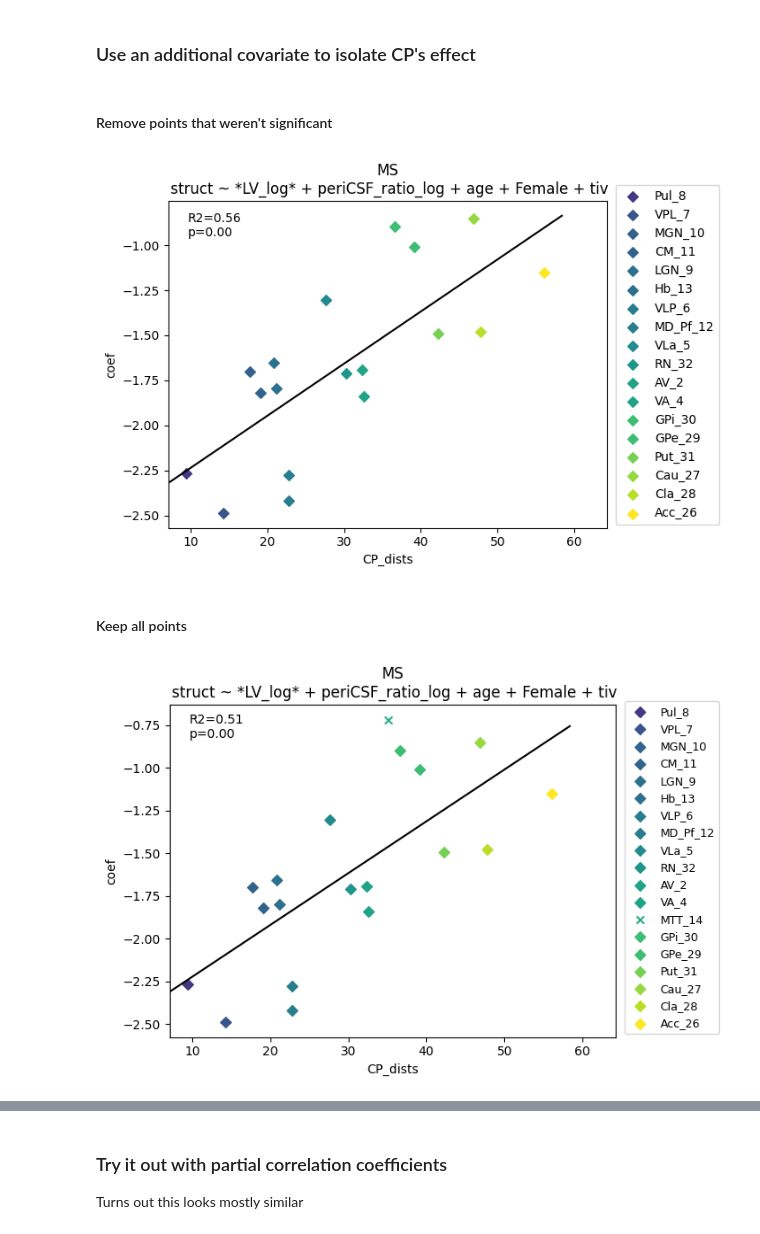
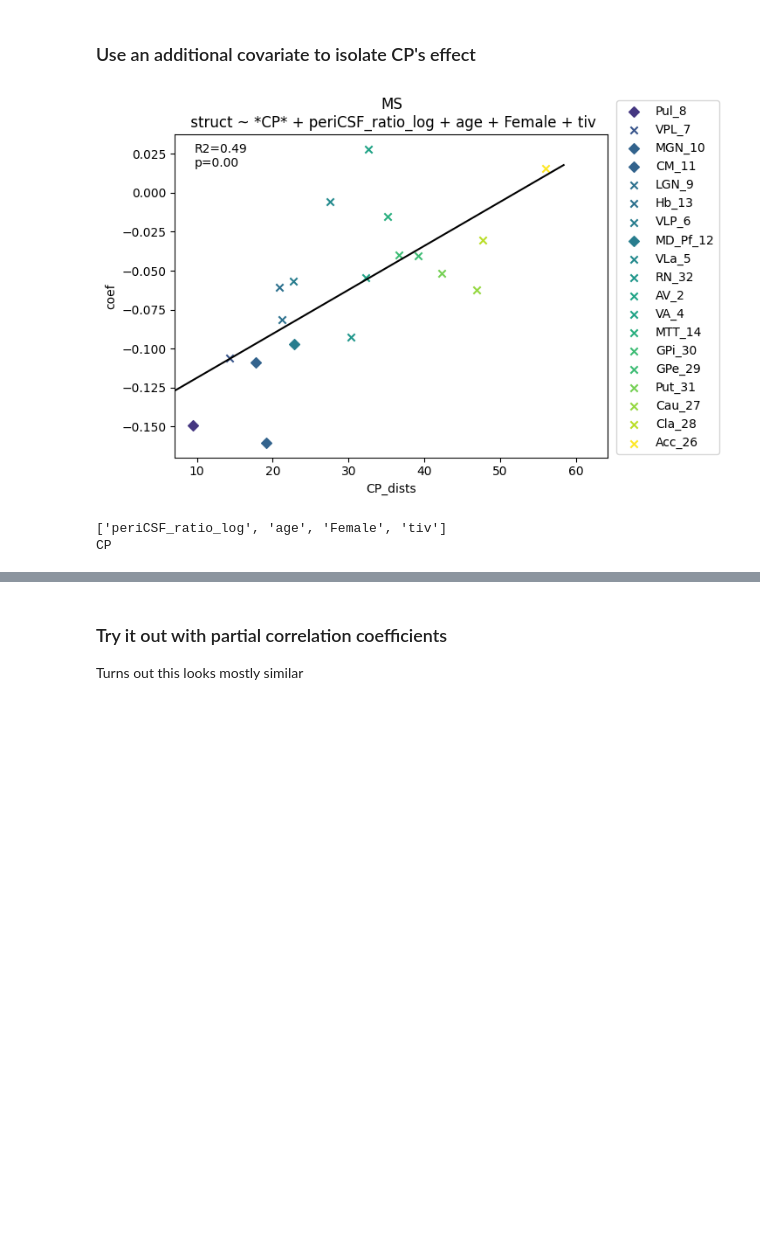
Before and after one commit to srs328/ms_mri, a Jupyter notebook: analysis/thalamus/results/5-CP_distance_gradient.ipynb, the cells around one changed output, grey strips where cells are left out. Saved outputs shown, nothing was run; the diff lists cells and outputs as text; code cells hidden in the pictures; blank space fills up the shorter version.

```diff
--- a/analysis/thalamus/results/5-CP_distance_gradient.ipynb
+++ b/analysis/thalamus/results/5-CP_distance_gradient.ipynb
@@ -591,15 +538,17 @@ Text(9.664058283977107, -0.05, 'Bootstrapped:\nR2=0.46\np=0.00')
 # %%
 save = False
 show = True
-save_stem = "CP_betas_vs_CP_dists"
+sig_only = False
+save_stem = "CP_betas_vs_CP_dists_control_periCSF_ratio"
 
-model_data = data_ms_z
-model_data['periCSF_frac_test'] = np.log(model_data['periCSF_frac'].max() + 1 - model_data['periCSF_frac'])
-
+# model_data = data_ms_z
+model_data = data_orig[MS_patients]
+model_data = zscore(model_data)
 
 covariates = ["periCSF_ratio_log", "age", "Female", "tiv"]
 covariates_str = " + ".join(covariates)
 structs = hips_thomas_ref[thalamic_nuclei + deep_grey]
+# structs = hips_thomas_ref[thalamic_nuclei]
 
 predictor = ["CP", "LV_log"]
 
@@ -611,76 +560,65 @@ _, results, formulas = regutils.run_regressions(
     robust_cov=None
 )
 
-var_to_plot = "LV_log"
+var_to_plot = "CP"
 data = results[var_to_plot]
 data.set_index(hips_thomas_invref[structs], inplace=True)
 data.insert(1, "struct", hips_thomas_ref)
 
 data["CP_dists"] = mean_choroid_dists
-data["allCSF_dists"] = mni_allCSF_dists
-data["outerCSF_dists"] = mni_outerCSF_dists
-data["ventricle_SDT_dist"] = mean_ventricle_sdt_dists
-data["ventricle_centroid_dist"] = mean_ventricle_sdt_dists
+data['viewfactors'] = mni_viewfactors
+data['viewfactors_norm'] = mni_viewfactors_norm
 
+dist_measure = "CP_dists"
 
-display(Markdown("#### Remove points that weren't significant"))
 fig, axes = plt.subplots()
 axs = axes
-_, _, plot_data = plot_xordered_data(
+_, _, plot_data, linregress_result = plot_xordered_data(
     data,
-    "CP_dists",
+    dist_measure,
     "coef",
     "struct",
     fit_line=True,
     title=f"MS\n struct ~ *{var_to_plot}* + {covariates_str}",
     axes=axs,
     fig=fig,
     legend=True,
     loc=(0.9, 0.0001),
     fdr=False,
     bbox_to_anchor=(1.02, 0.01),
-    sig_only=True,
+    sig_only=sig_only,
     legend_fontsize=10
 )
 plt.show()
-sig_structs = plot_data.index
-
-fig, axes = plt.subplots()
-axs = axes
-plot_xordered_data(
-    data,
-    "CP_dists",
-    "coef",
-    "struct",
-    fit_line=True,
-    title=f"MS\n struct ~ *{var_to_plot}* + {covariates_str}",
-    axes=axs,
-    fig=fig,
-    legend=True,
-    loc=(0.9, 0.0001),
-    fdr=False,
-    bbox_to_anchor=(1.02, 0.01),
-    sig_only=False,
-    legend_fontsize=9
-)
-display(Markdown("#### Keep all points"))
-
 
 if save:
     save_path = fig_path / f"{save_stem}.png"
     # # Extract the legend
     legend = axs.get_legend()
     legend.remove()  # Remove it from the main plot
 
     fig_legend = plt.figure(figsize=(2, 4))  # Adjust size as needed
     fig_legend.legend(handles=legend.legend_handles, labels=[t.get_text() for t in legend.get_texts()],
                     loc='center', frameon=False)
     fig_legend.savefig(fig_path / f"{save_stem}_legend.png", bbox_inches='tight', dpi=300)
 
     # Save the main plot without legend
     fig.savefig(fig_path / f"{save_stem}.png", bbox_inches='tight', dpi=300)
 # %% [output]
-#### Remove points that weren't significant
-[figure, old version]
+[figure, new version]
-#### Keep all points
-[figure, removed]
+# %%
+load_bootstrap = False
+bootstrap_result_path = fig_path / "periCSF_ratio_control_bootstrap_results.npy"
+
+if load_bootstrap:
+    bootstrap_results = np.load(bootstrap_result_path)
+else:
+    print(covariates)
+    print(var_to_plot)
+    bootstrap_results = bootstrap_procedure(
+        model_data, choroid_dists, covariates, var_to_plot, structs
+    )
+    np.save(bootstrap_result_path, bootstrap_results)
+# %% [output]
+['periCSF_ratio_log', 'age', 'Female', 'tiv']
+CP
```
Also changed, not shown: parts of 25 cells of this notebook, 41 other files.
